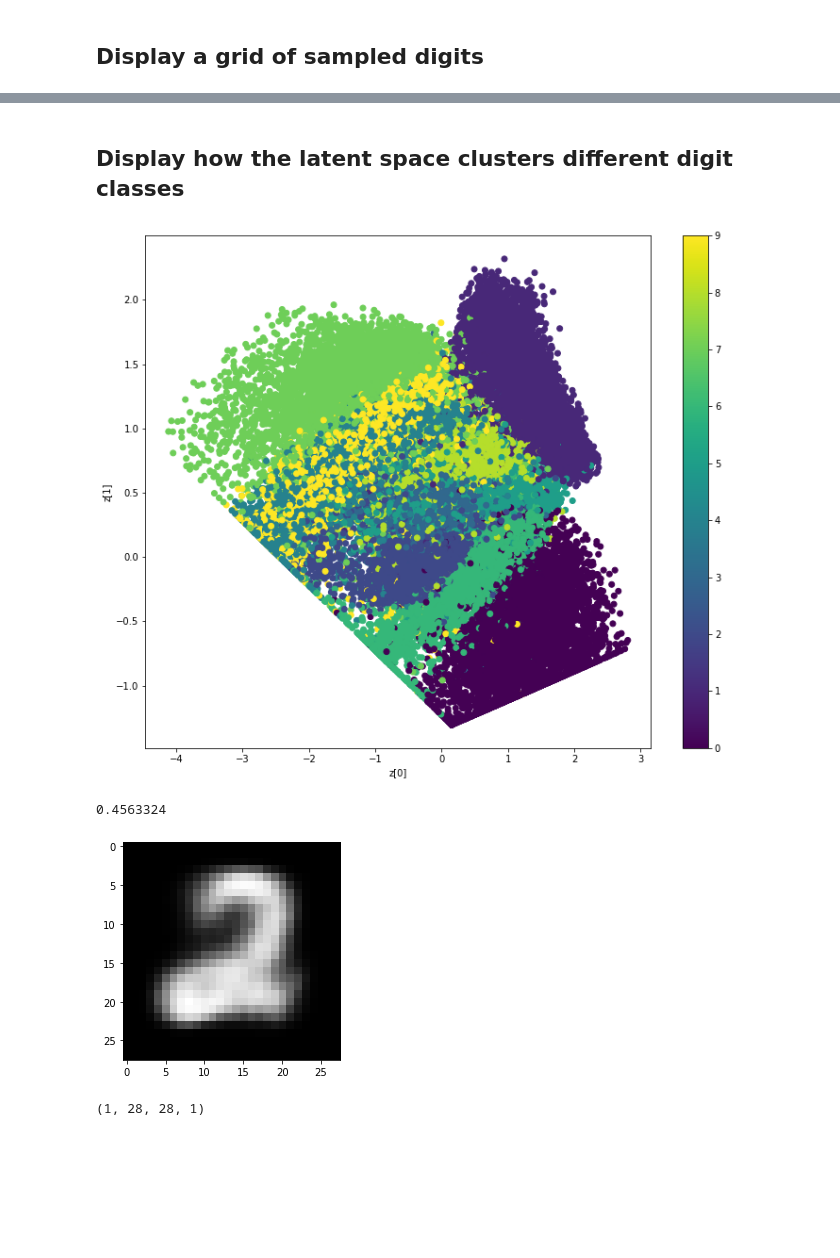
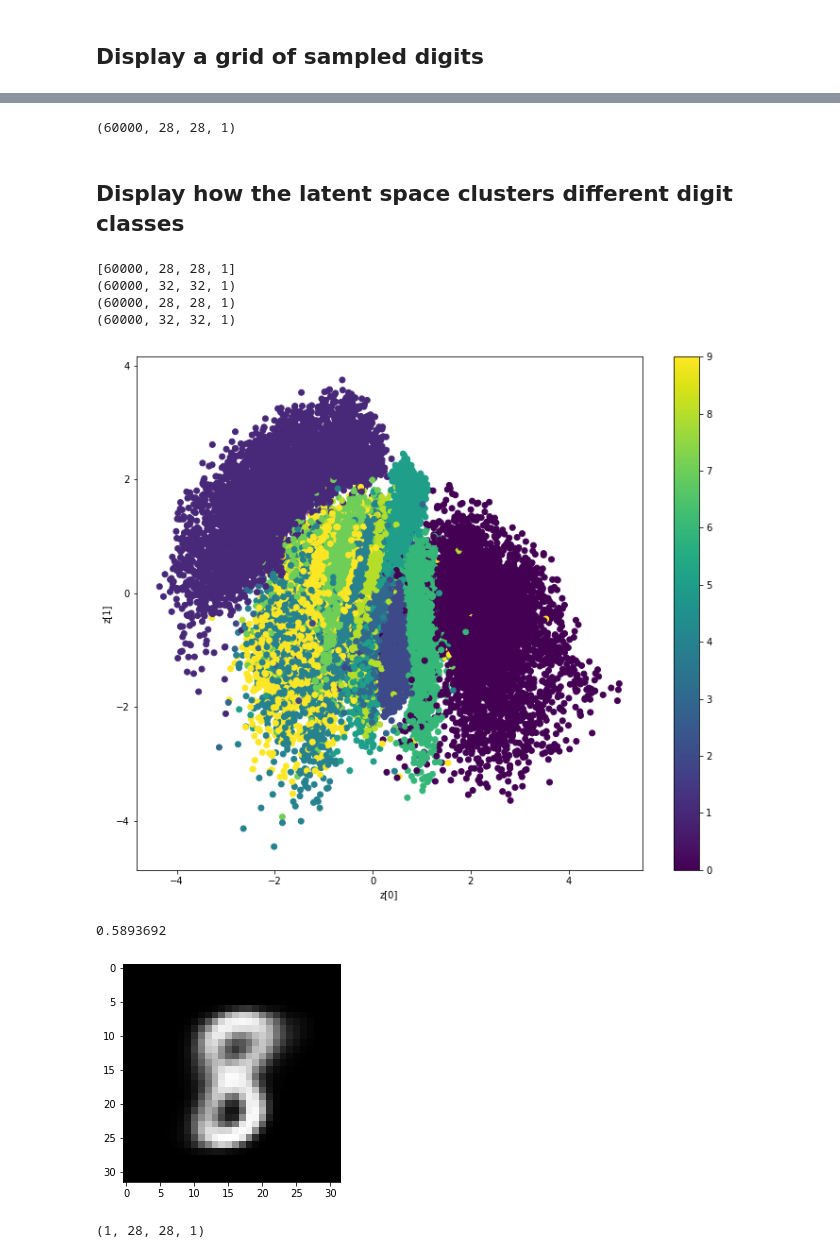
Before and after one commit to IosiaLectus/MLReadingGroup, a Jupyter notebook: Copy_of_vae.ipynb, the cells around one changed output, grey strips where cells are left out. Cells and saved outputs as stored; diff of their text form; code cells hidden in the pictures; blank space fills up the shorter version.

Commit message:
added a CNN layer and padded the input

```diff
--- a/Copy_of_vae.ipynb
+++ b/Copy_of_vae.ipynb
@@ -64,8 +65,9 @@ ________________________________________________________________________________
 ## Build the decoder
 # %%
 latent_inputs = keras.Input(shape=(latent_dim,))
-x = layers.Dense(7 * 7 * 64, activation="relu")(latent_inputs)
-x = layers.Reshape((7, 7, 64))(x)
+x = layers.Dense(4 * 4 * 64, activation="relu")(latent_inputs)
+x = layers.Reshape((4, 4, 64))(x)
+x = layers.Conv2DTranspose(64, 3, activation="relu", strides=2, padding="same")(x)
 x = layers.Conv2DTranspose(64, 3, activation="relu", strides=2, padding="same")(x)
 x = layers.Conv2DTranspose(32, 3, activation="relu", strides=2, padding="same")(x)
 decoder_outputs = layers.Conv2DTranspose(1, 3, activation="sigmoid", padding="same")(x)
@@ -140,8 +145,5 @@ class VAE(keras.Model):
 (x_train, _), (x_test, _) = keras.datasets.mnist.load_data()
 mnist_digits = np.concatenate([x_train, x_test], axis=0)
 mnist_digits = np.expand_dims(mnist_digits, -1).astype("float32") / 255
-
-vae = VAE(encoder, decoder)
-vae.compile(optimizer=keras.optimizers.Adam())
-vae.fit(mnist_digits, epochs=30, batch_size=128)
+mnist_digits.shape
 # %% [output]
@@ -165,0 +151,11 @@ Epoch 30/30
+# %%
+mnist_digits_shape = list(mnist_digits.shape)
+print(mnist_digits_shape)
+mnist_digits_shape[1] = mnist_digits_shape[1] + 4
+mnist_digits_shape[2] = mnist_digits_shape[2] + 4
+
+pad_mnist_digits = np.zeros(tuple(mnist_digits_shape))
+print(pad_mnist_digits.shape)
+print(pad_mnist_digits[:,2:-2,2:-2,:].shape)
+pad_mnist_digits[:,2:-2,2:-2,:] = mnist_digits
+print(pad_mnist_digits.shape)
@@ -165,0 +172,4 @@ Epoch 30/30
+# %%
+vae = VAE(encoder, decoder)
+vae.compile(optimizer=keras.optimizers.Adam())
+vae.fit(pad_mnist_digits, epochs=30, batch_size=128)
@@ -209,34 +238,52 @@ plot_latent_space(vae)
+# %%
+x_train.shape
+# %% [output]
+(60000, 28, 28, 1)
 # %% [markdown]
 ## Display how the latent space clusters different digit classes
 # %%
 
 def plot_label_clusters(vae, data, labels):
     # display a 2D plot of the digit classes in the latent space
     z_mean, _, _ = vae.encoder.predict(data)
     plt.figure(figsize=(12, 10))
     plt.scatter(z_mean[:, 0], z_mean[:, 1], c=labels)
     plt.colorbar()
     plt.xlabel("z[0]")
     plt.ylabel("z[1]")
     plt.show()
 
 
 (x_train, y_train), _ = keras.datasets.mnist.load_data()
 x_train = np.expand_dims(x_train, -1).astype("float32") / 255
+x_train_shape = list(x_train.shape)
+print(x_train_shape)
+x_train_shape[1] = x_train_shape[1] + 4
+x_train_shape[2] = x_train_shape[2] + 4
 
-plot_label_clusters(vae, x_train, y_train)
+pad_x_train = np.zeros(tuple(x_train_shape))
+print(pad_x_train.shape)
+print(pad_x_train[:,2:-2,2:-2,:].shape)
+pad_x_train[:,2:-2,2:-2,:] = x_train
+print(pad_x_train.shape)
+
+plot_label_clusters(vae, pad_x_train, y_train)
 # %% [output]
+[60000, 28, 28, 1]
+(60000, 32, 32, 1)
+(60000, 28, 28, 1)
+(60000, 32, 32, 1)
-[figure, old version]
+[figure, new version]
 # %%
-digit_size = 28
+digit_size = 32
 z_sample = np.array([[0, 0]])
 x_decoded = vae.decoder.predict(z_sample)
 digit = x_decoded[0].reshape(digit_size, digit_size)
 plt.imshow(digit, cmap="Greys_r")
 print(digit[10,20])
 # %% [output]
-0.4563324
+0.5893692
-[figure, old version]
+[figure, new version]
 # %%
 mnist_digits[0:1].shape
 # %% [output]
```
Also changed, not shown: parts of 10 cells of this notebook.
